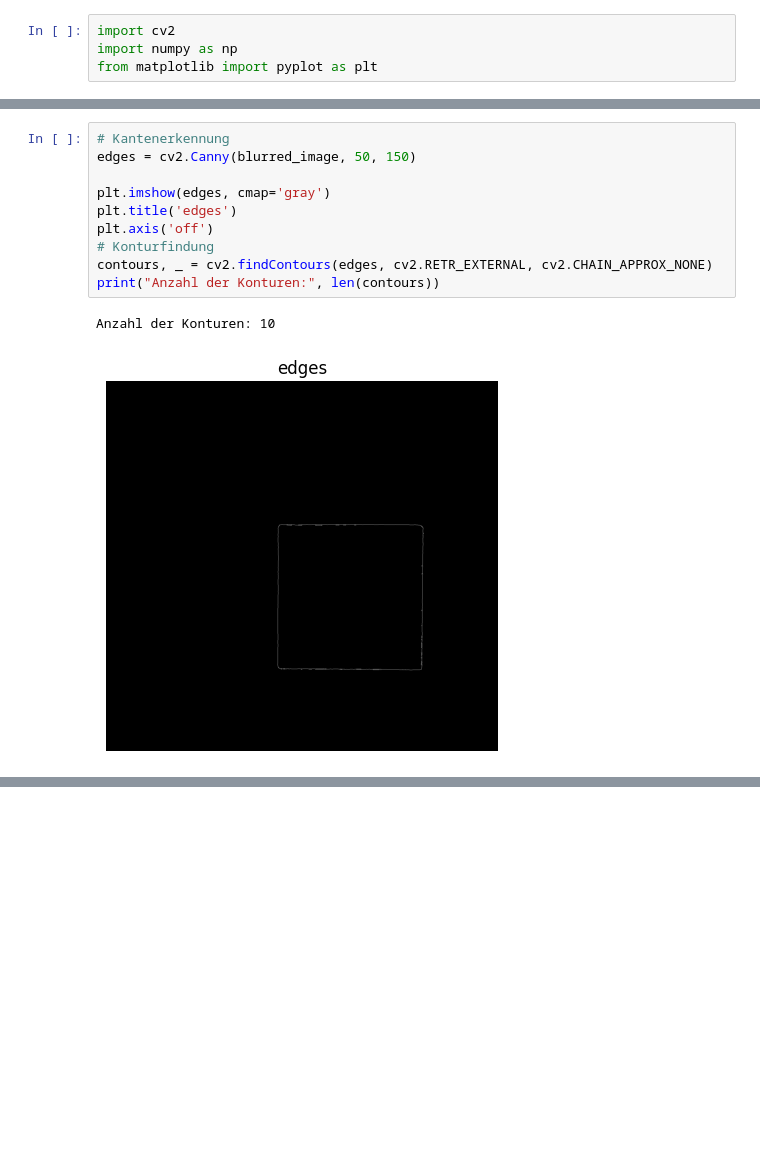
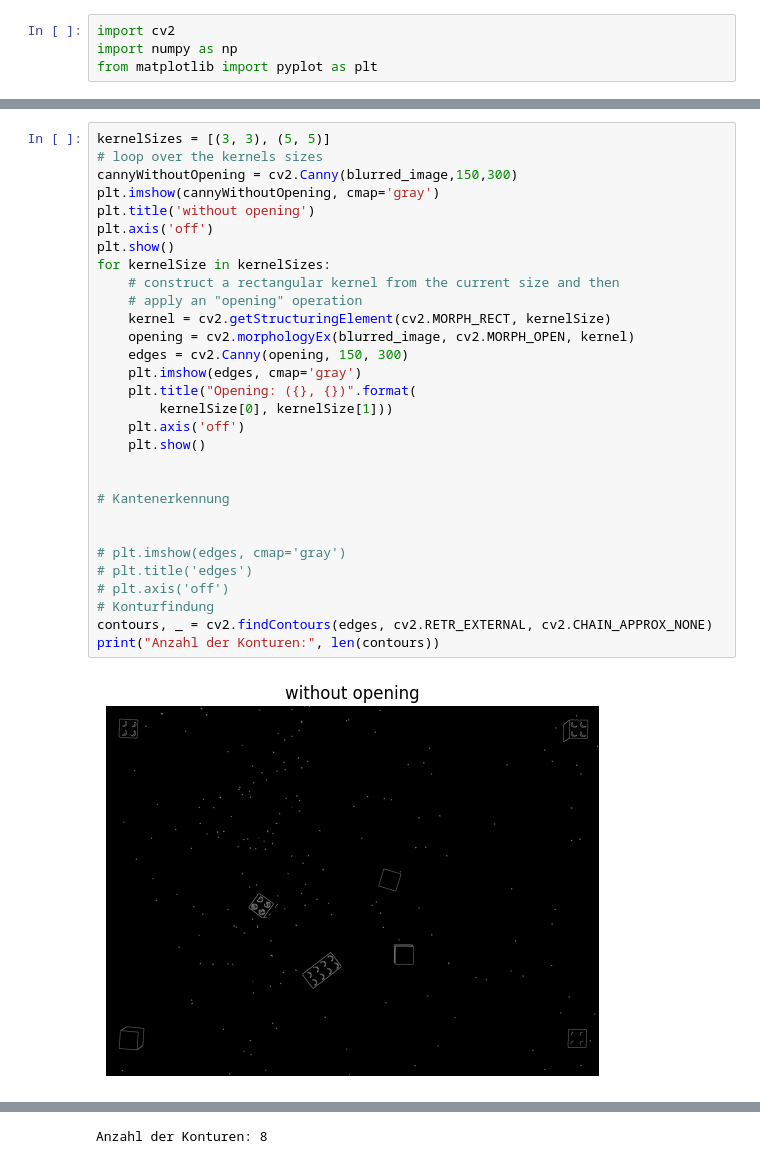
Before and after one commit to FakeGamer31/dbv_projekt, a Jupyter notebook: src/lego.ipynb, the cells around one changed output, grey strips where cells are left out. Drawn from its saved outputs; the diff is of its cells as text; blank space fills up the shorter version.

```diff
--- a/src/lego.ipynb
+++ b/src/lego.ipynb
@@ -36,13 +34,32 @@ plt.axis('off')
-# %%
-# Kantenerkennung
-edges = cv2.Canny(blurred_image, 50, 150)
-
-plt.imshow(edges, cmap='gray')
-plt.title('edges')
-plt.axis('off')
-# Konturfindung
-contours, _ = cv2.findContours(edges, cv2.RETR_EXTERNAL, cv2.CHAIN_APPROX_NONE)
-print("Anzahl der Konturen:", len(contours))
-# %% [output]
-Anzahl der Konturen: 10
-[figure, removed]
+# %%
+kernelSizes = [(3, 3), (5, 5)]
+# loop over the kernels sizes
+cannyWithoutOpening = cv2.Canny(blurred_image,150,300)
+plt.imshow(cannyWithoutOpening, cmap='gray')
+plt.title('without opening')
+plt.axis('off')
+plt.show()
+for kernelSize in kernelSizes:
+	# construct a rectangular kernel from the current size and then
+	# apply an "opening" operation
+	kernel = cv2.getStructuringElement(cv2.MORPH_RECT, kernelSize)
+	opening = cv2.morphologyEx(blurred_image, cv2.MORPH_OPEN, kernel)
+	edges = cv2.Canny(opening, 150, 300)
+	plt.imshow(edges, cmap='gray')
+	plt.title("Opening: ({}, {})".format(
+		kernelSize[0], kernelSize[1]))
+	plt.axis('off')
+	plt.show()
+
+
+# Kantenerkennung
+
+
+# plt.imshow(edges, cmap='gray')
+# plt.title('edges')
+# plt.axis('off')
+# Konturfindung
+contours, _ = cv2.findContours(edges, cv2.RETR_EXTERNAL, cv2.CHAIN_APPROX_NONE)
+print("Anzahl der Konturen:", len(contours))
+# %% [output]
+[figure, added]
@@ -49,3 +68,4 @@ Anzahl der Konturen: 10
+Anzahl der Konturen: 8
 # %%
 # Objekterkennung und Markierung
 for contour in contours:
```
Also changed, not shown: parts of 5 cells of this notebook, 18 other files.
